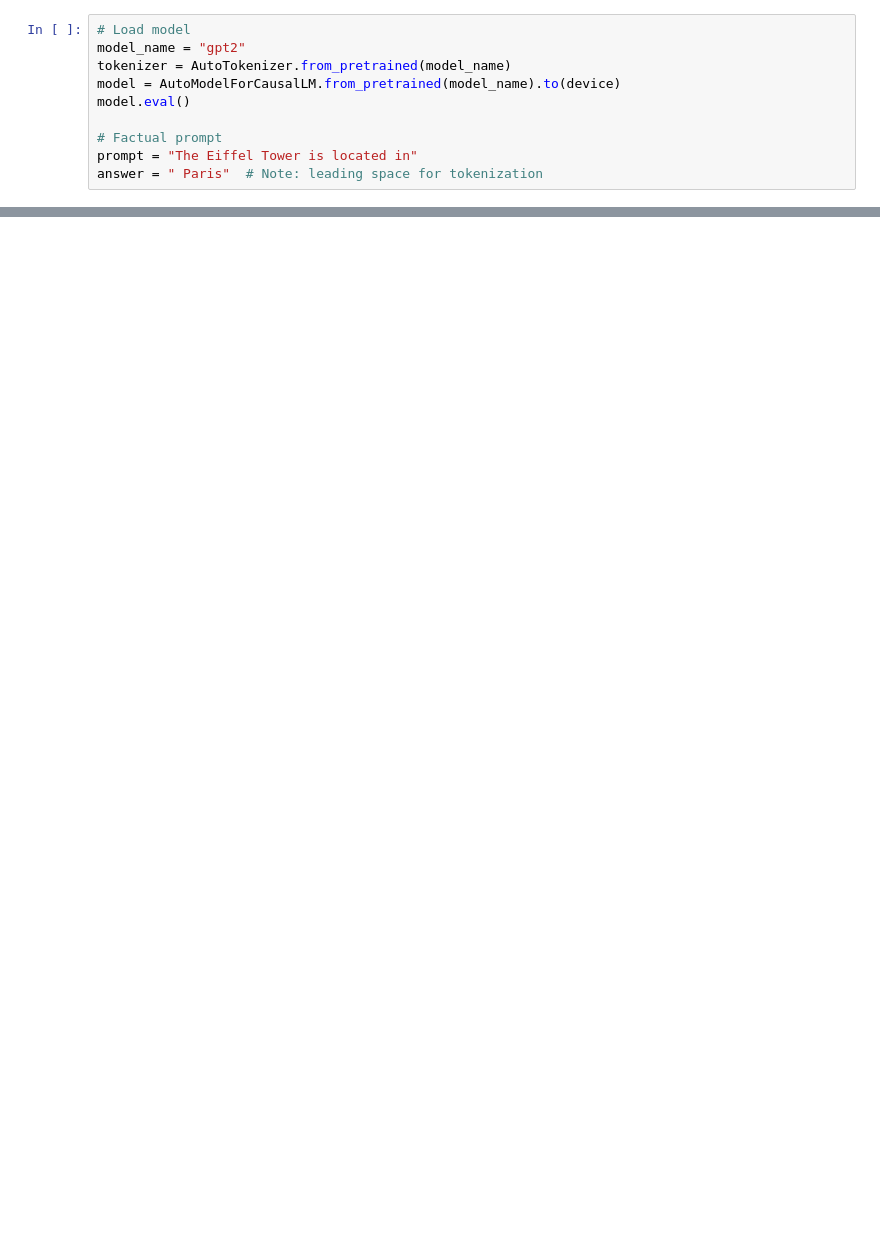
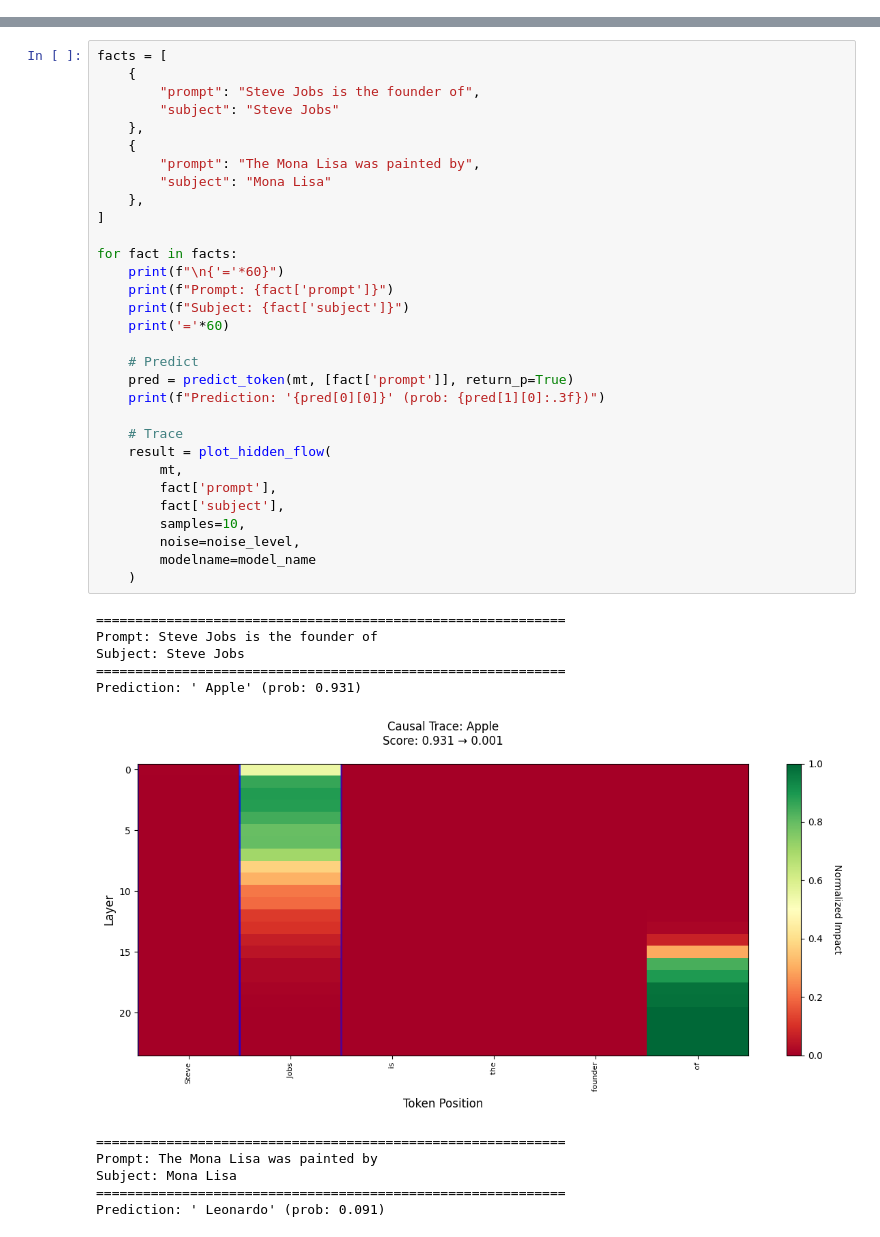
Before and after one commit to TSGLAB/Interpretability_Survey_Safety, a Jupyter notebook: notebooks/05_representation_analysis/02_knowledge_localization.ipynb, the cells around one changed output, grey strips where cells are left out. Cells and saved outputs as stored; diff of their text form; blank space fills up the shorter version.

```diff
--- a/notebooks/05_representation_analysis/02_knowledge_localization.ipynb
+++ b/notebooks/05_representation_analysis/02_knowledge_localization.ipynb
@@ -36,10 +0,0 @@ device = "cuda" if torch.cuda.is_available() else "cpu"
-# %%
-# Load model
-model_name = "gpt2"
-tokenizer = AutoTokenizer.from_pretrained(model_name)
-model = AutoModelForCausalLM.from_pretrained(model_name).to(device)
-model.eval()
-
-# Factual prompt
-prompt = "The Eiffel Tower is located in"
-answer = " Paris"  # Note: leading space for tokenization
@@ -249,0 +611,43 @@ Important caveats:
+# %%
+facts = [
+    {
+        "prompt": "Steve Jobs is the founder of",
+        "subject": "Steve Jobs"
+    },
+    {
+        "prompt": "The Mona Lisa was painted by",
+        "subject": "Mona Lisa"
+    },
+]
+
+for fact in facts:
+    print(f"\n{'='*60}")
+    print(f"Prompt: {fact['prompt']}")
+    print(f"Subject: {fact['subject']}")
+    print('='*60)
+
+    # Predict
+    pred = predict_token(mt, [fact['prompt']], return_p=True)
+    print(f"Prediction: '{pred[0][0]}' (prob: {pred[1][0]:.3f})")
+
+    # Trace
+    result = plot_hidden_flow(
+        mt,
+        fact['prompt'],
+        fact['subject'],
+        samples=10,
+        noise=noise_level,
+        modelname=model_name
+    )
+# %% [output]
+============================================================
+Prompt: Steve Jobs is the founder of
+Subject: Steve Jobs
+============================================================
+Prediction: ' Apple' (prob: 0.931)
+[figure, added]
+============================================================
+Prompt: The Mona Lisa was painted by
+Subject: Mona Lisa
+============================================================
+Prediction: ' Leonardo' (prob: 0.091)
```
Also changed, not shown: parts of 38 cells of this notebook, 4 other files.
